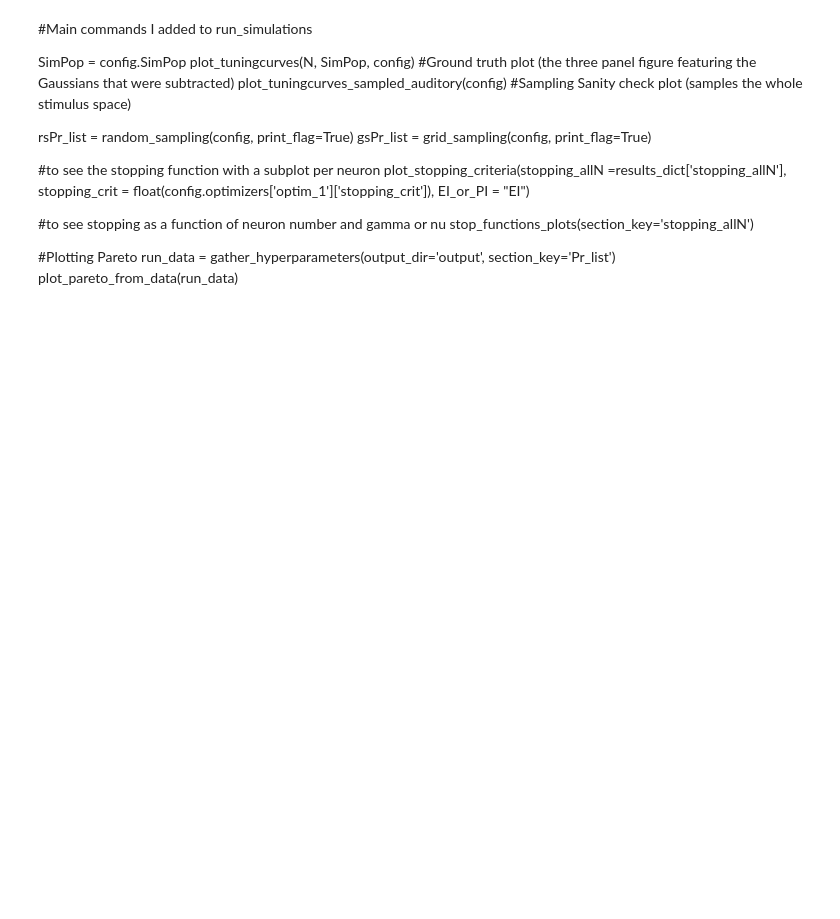
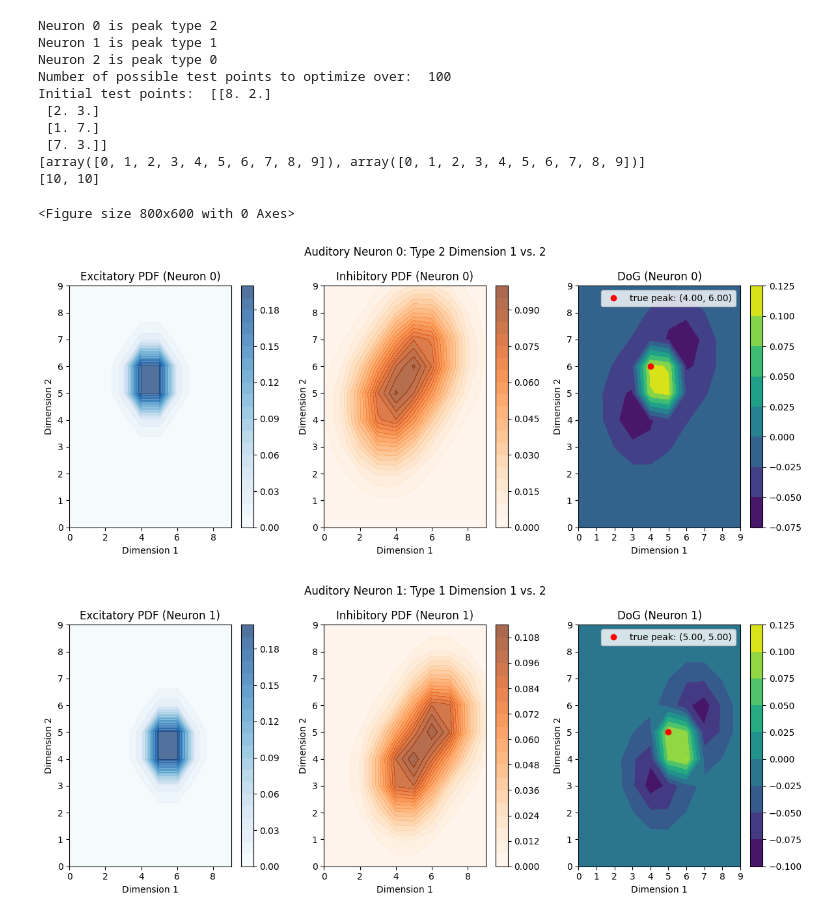
Before and after one commit to draeloslab/BayesOptim, a Jupyter notebook: README Auditory Neurons How To.ipynb, the cells around one changed output. Drawn from its saved outputs; the diff is of its cells as text; code cells hidden in the pictures; blank space fills up the shorter version.

```diff
--- a/README Auditory Neurons How To.ipynb
+++ b/README Auditory Neurons How To.ipynb
@@ -42,20 +1,50 @@ inhomogeneous outputs
-# %% [markdown]
-#Main commands I added to run_simulations
-
-
-SimPop = config.SimPop
-plot_tuningcurves(N, SimPop, config) #Ground truth plot (the three panel figure featuring the Gaussians that were subtracted)
-plot_tuningcurves_sampled_auditory(config) #Sampling Sanity check plot (samples the whole stimulus space)
-
-rsPr_list = random_sampling(config, print_flag=True)
-gsPr_list = grid_sampling(config, print_flag=True)
-
-#to see the stopping function with a subplot per neuron
-plot_stopping_criteria(stopping_allN =results_dict['stopping_allN'], stopping_crit = float(config.optimizers['optim_1']['stopping_crit']), EI_or_PI = "EI")
-
-#to see stopping as a function of neuron number and gamma or nu
-stop_functions_plots(section_key='stopping_allN')
-
-#Plotting Pareto
-run_data = gather_hyperparameters(output_dir='output', section_key='Pr_list')
-plot_pareto_from_data(run_data)
+# %%
+import sys
+import numpy as np
+import os
+import yaml
+
+from model.sim_config import Config
+from plot import plot_correct_prediction, plot_tuningcurves, plot_tuningcurves_sampled, plot_stopping_criteria, plot_mse
+import matplotlib.pyplot as plt
+
+
+os.getcwd()
+with open("parameters/parameters_indep.yml", "r") as f:
+    params = yaml.safe_load(f)
+config = Config(file="parameters/parameters_indep.yml")
+#results_dict = bayesopt_sampling(config, print_flag=True)
+# Stimuli:
+#   d: 2
+#   x1_range: 9 #5 #1.1 # center frequency
+#   x2_range: 10 #1.1 # level (dB)
+exs = []
+ranges = []
+for i in range(1,config.d+1):  # for each dimension
+    string = 'x'+str(i)+'_range'
+    length = params['Stimuli'][string]
+    exs.append(np.arange(length))
+    ranges.append(length)
+#arrays for d1 and d2
+print(exs)
+#size of d1 and d2
+print(ranges)
+N = config.N
+SimPop = config.SimPop
+
+#Only need to plot the first three tuning curves!
+plot_tuningcurves(3, SimPop, config) #Ground truth plot
+# %% [output]
+Neuron 0 is peak type 2
+Neuron 1 is peak type 1
+Neuron 2 is peak type 0
+Number of possible test points to optimize over:  100
+Initial test points:  [[8. 2.]
+ [2. 3.]
+ [1. 7.]
+ [7. 3.]]
+[array([0, 1, 2, 3, 4, 5, 6, 7, 8, 9]), array([0, 1, 2, 3, 4, 5, 6, 7, 8, 9])]
+[10, 10]
+<Figure size 800x600 with 0 Axes>
+[figure, added]
+[figure, added]
```
Also changed, not shown: parts of 9 cells of this notebook, 11 other files.
